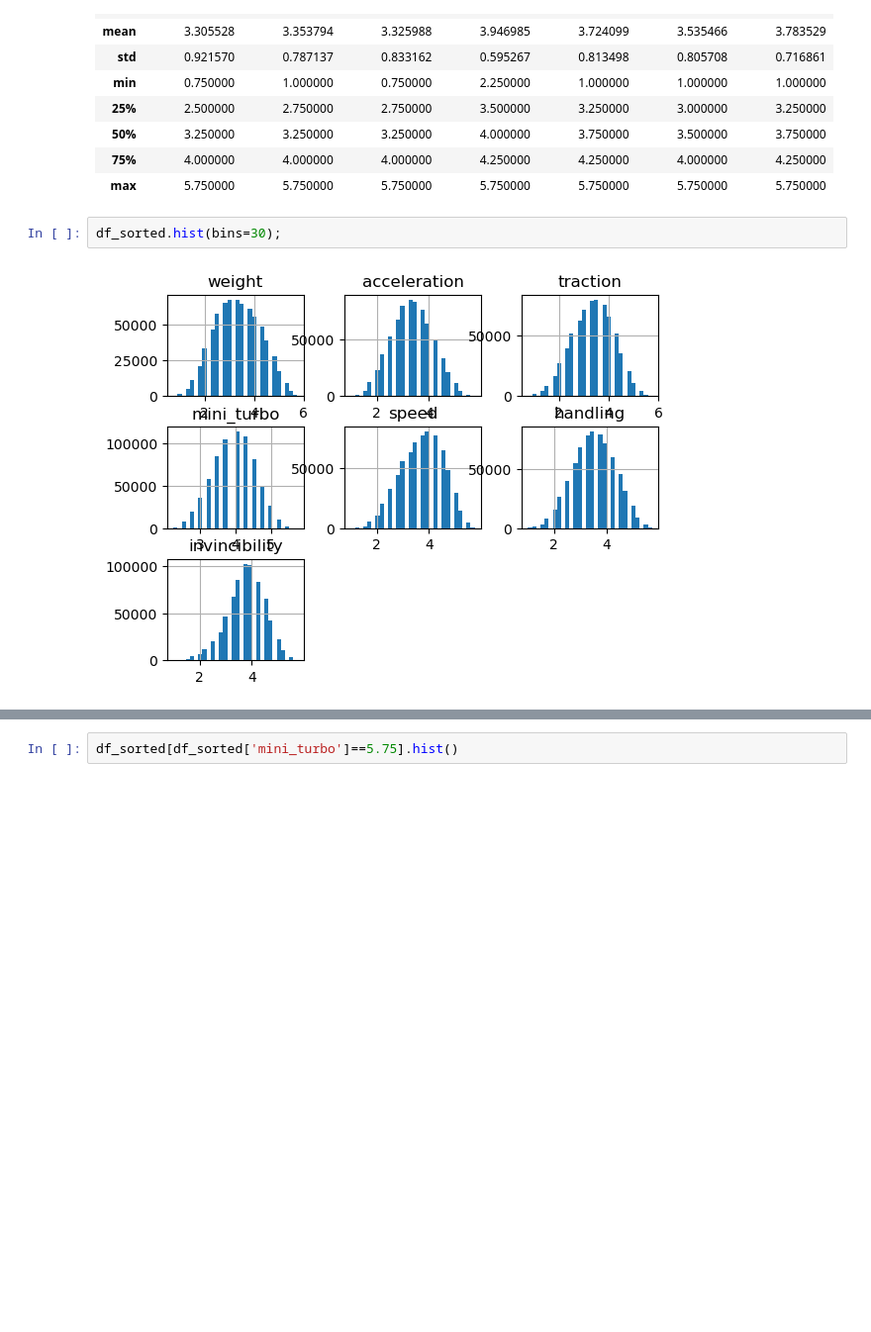
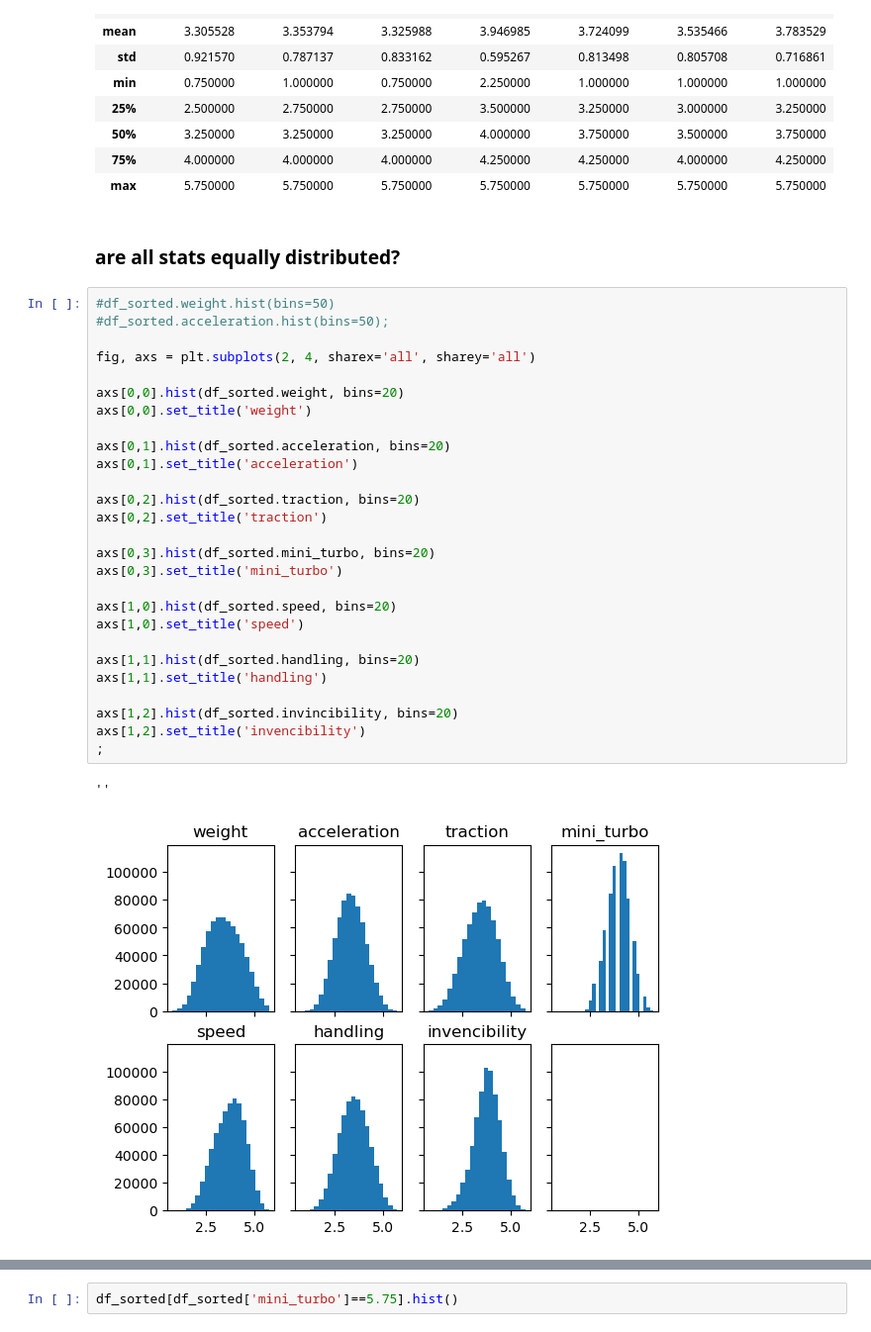
Before and after one commit to FernandoDanielArroyo/mk8, a Jupyter notebook: df_stats.ipynb, the cells around one changed output, grey strips where cells are left out. Shown at 99% size. Drawn from its saved outputs; the diff is of its cells as text; blank space fills up the shorter version.

Commit message:
answering first stats questions

```diff
--- a/df_stats.ipynb
+++ b/df_stats.ipynb
@@ -185,7 +183,35 @@ df_sorted.describe()
 | 50% | 3.250000 | 3.250000 | 3.250000 | 4.000000 | 3.750000 | 3.500000 | 3.750000 |
 | 75% | 4.000000 | 4.000000 | 4.000000 | 4.250000 | 4.250000 | 4.000000 | 4.250000 |
 | max | 5.750000 | 5.750000 | 5.750000 | 5.750000 | 5.750000 | 5.750000 | 5.750000 |
+# %% [markdown]
+### are all stats equally distributed?
 # %%
-df_sorted.hist(bins=30);
+#df_sorted.weight.hist(bins=50)
+#df_sorted.acceleration.hist(bins=50);
+
+fig, axs = plt.subplots(2, 4, sharex='all', sharey='all')
+
+axs[0,0].hist(df_sorted.weight, bins=20)
+axs[0,0].set_title('weight')
+
+axs[0,1].hist(df_sorted.acceleration, bins=20)
+axs[0,1].set_title('acceleration')
+
+axs[0,2].hist(df_sorted.traction, bins=20)
+axs[0,2].set_title('traction')
+
+axs[0,3].hist(df_sorted.mini_turbo, bins=20)
+axs[0,3].set_title('mini_turbo')
+
+axs[1,0].hist(df_sorted.speed, bins=20)
+axs[1,0].set_title('speed')
+
+axs[1,1].hist(df_sorted.handling, bins=20)
+axs[1,1].set_title('handling')
+
+axs[1,2].hist(df_sorted.invincibility, bins=20)
+axs[1,2].set_title('invencibility')
+;
 # %% [output]
+''
-[figure, old version]
+[figure, new version]
```
Also changed, not shown: parts of 6 cells of this notebook.
